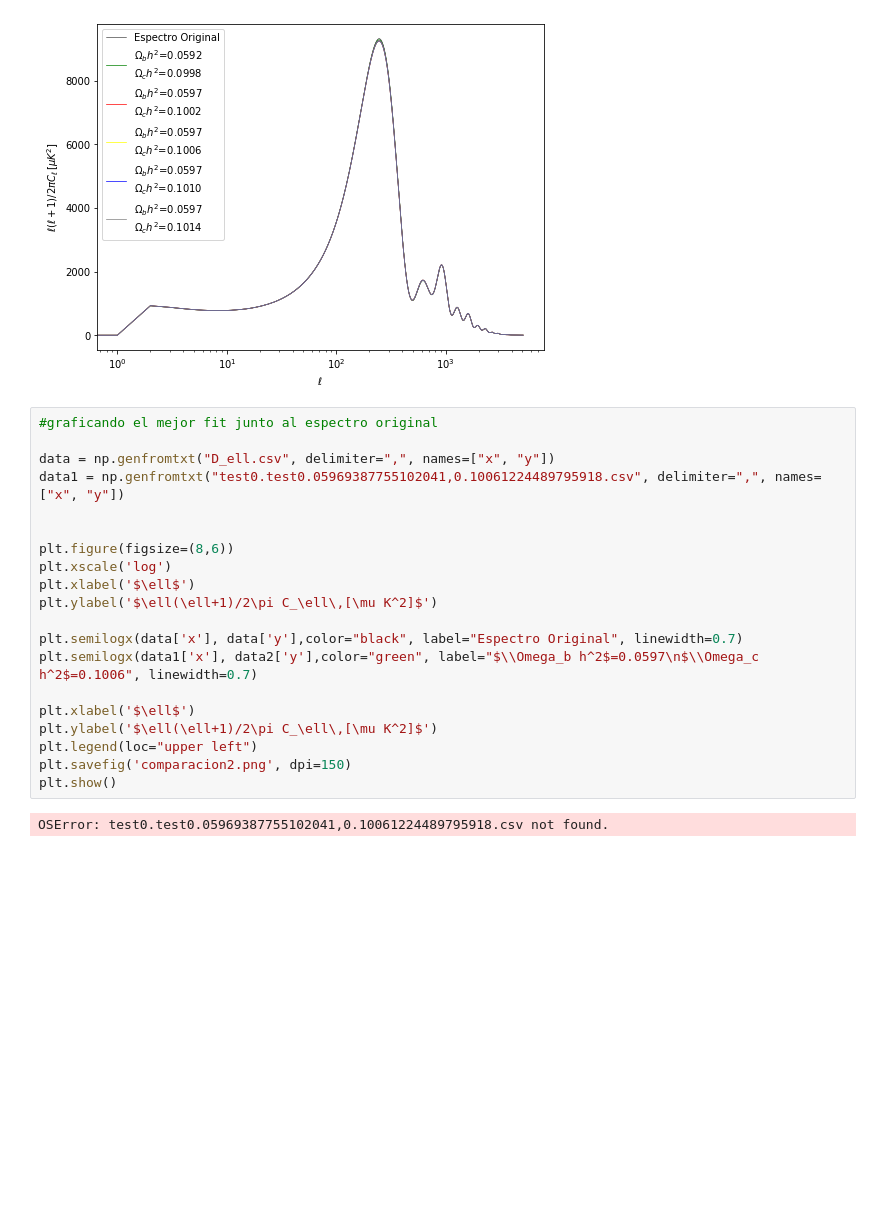
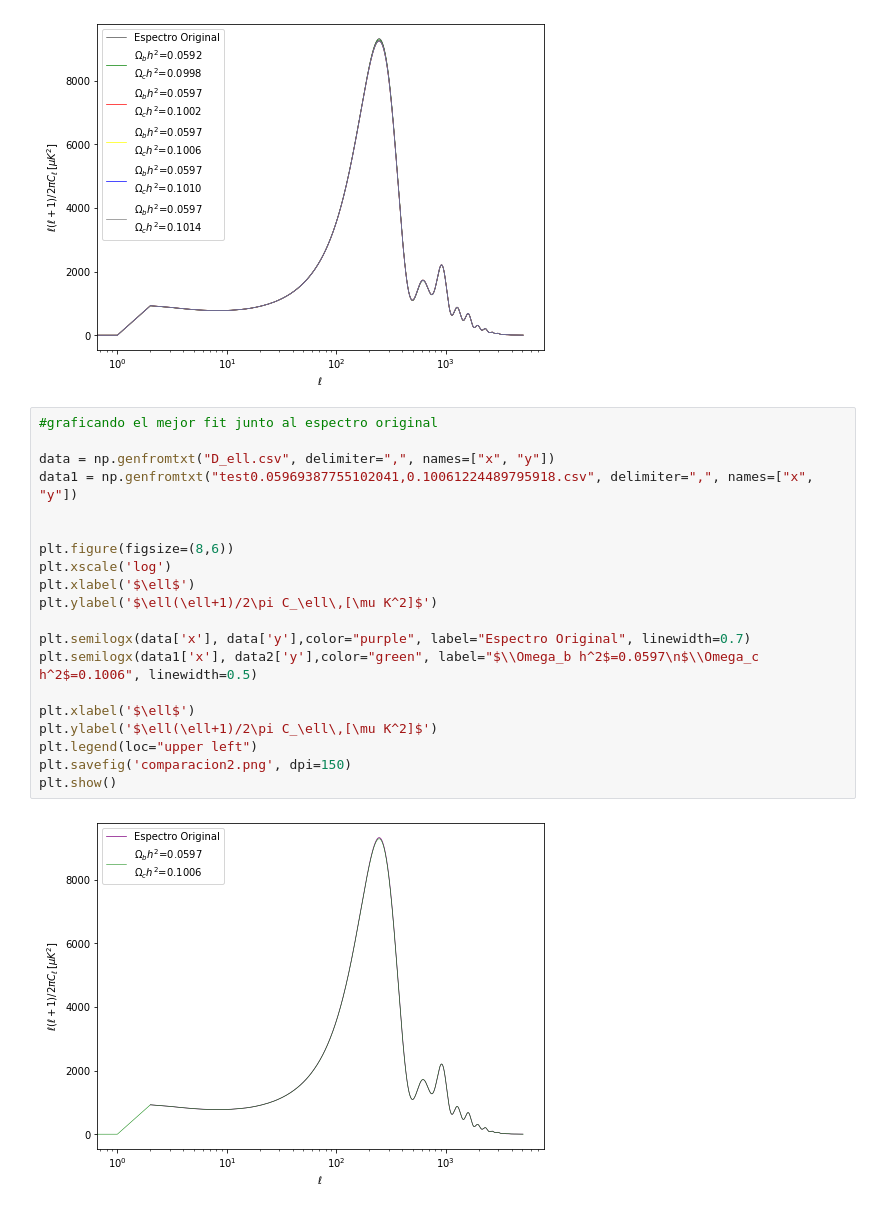
Before and after one commit to Cony06/mapacmb, a Jupyter notebook: tarea2_parte3.ipynb, the cells around one changed output. Saved outputs shown, nothing was run; the diff lists cells and outputs as text; blank space fills up the shorter version.

```diff
--- a/tarea2_parte3.ipynb
+++ b/tarea2_parte3.ipynb
@@ -147,22 +147,22 @@ plt.show()
 # %%
 #graficando el mejor fit junto al espectro original
 
 data = np.genfromtxt("D_ell.csv", delimiter=",", names=["x", "y"])
-data1 = np.genfromtxt("test0.test0.05969387755102041,0.10061224489795918.csv", delimiter=",", names=["x", "y"])
+data1 = np.genfromtxt("test0.05969387755102041,0.10061224489795918.csv", delimiter=",", names=["x", "y"])
 
 
 plt.figure(figsize=(8,6))
 plt.xscale('log')
 plt.xlabel('$\ell$')
 plt.ylabel('$\ell(\ell+1)/2\pi C_\ell\,[\mu K^2]$')
 
-plt.semilogx(data['x'], data['y'],color="black", label="Espectro Original", linewidth=0.7)
-plt.semilogx(data1['x'], data2['y'],color="green", label="$\\Omega_b h^2$=0.0597\n$\\Omega_c h^2$=0.1006", linewidth=0.7)
+plt.semilogx(data['x'], data['y'],color="purple", label="Espectro Original", linewidth=0.7)
+plt.semilogx(data1['x'], data2['y'],color="green", label="$\\Omega_b h^2$=0.0597\n$\\Omega_c h^2$=0.1006", linewidth=0.5)
 
 plt.xlabel('$\ell$')
 plt.ylabel('$\ell(\ell+1)/2\pi C_\ell\,[\mu K^2]$')
 plt.legend(loc="upper left")
 plt.savefig('comparacion2.png', dpi=150)
 plt.show()
 # %% [output]
-OSError: test0.test0.05969387755102041,0.10061224489795918.csv not found.
+[figure, added]
```
